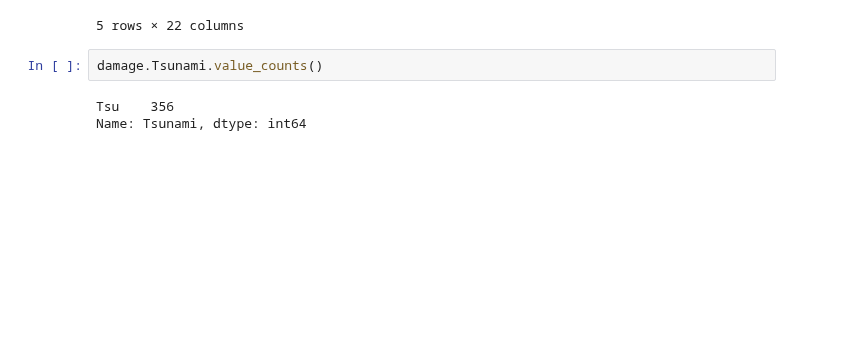
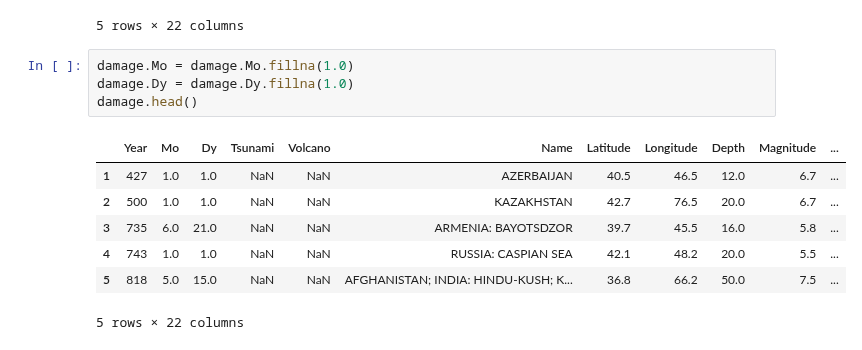
Before and after one commit to labs13-quake-viewer/ds-notebooks, a Jupyter notebook: Earthquake-Damage.ipynb, the cells around one changed output. Drawn from its saved outputs; the diff is of its cells as text; blank space fills up the shorter version.

```diff
--- a/Earthquake-Damage.ipynb
+++ b/Earthquake-Damage.ipynb
@@ -51,8 +66,15 @@ damage.head()
 | 4 | 743 | NaN | NaN | NaN | NaN | RUSSIA: CASPIAN SEA | 42.1 | 48.2 | 20.0 | 5.5 | ... |
 | 5 | 818 | 5.0 | 15.0 | NaN | NaN | AFGHANISTAN; INDIA: HINDU-KUSH; K... | 36.8 | 66.2 | 50.0 | 7.5 | ... |
 5 rows × 22 columns
-# %%
-damage.Tsunami.value_counts()
-# %% [output]
-Tsu    356
-Name: Tsunami, dtype: int64
+# %%
+damage.Mo = damage.Mo.fillna(1.0)
+damage.Dy = damage.Dy.fillna(1.0)
+damage.head()
+# %% [output]
+|  | Year | Mo | Dy | Tsunami | Volcano | Name | Latitude | Longitude | Depth | Magnitude | ... |
+| 1 | 427 | 1.0 | 1.0 | NaN | NaN | AZERBAIJAN | 40.5 | 46.5 | 12.0 | 6.7 | ... |
+| 2 | 500 | 1.0 | 1.0 | NaN | NaN | KAZAKHSTAN | 42.7 | 76.5 | 20.0 | 6.7 | ... |
+| 3 | 735 | 6.0 | 21.0 | NaN | NaN | ARMENIA: BAYOTSDZOR | 39.7 | 45.5 | 16.0 | 5.8 | ... |
+| 4 | 743 | 1.0 | 1.0 | NaN | NaN | RUSSIA: CASPIAN SEA | 42.1 | 48.2 | 20.0 | 5.5 | ... |
+| 5 | 818 | 5.0 | 15.0 | NaN | NaN | AFGHANISTAN; INDIA: HINDU-KUSH; K... | 36.8 | 66.2 | 50.0 | 7.5 | ... |
+5 rows × 22 columns
```
Also changed, not shown: parts of 6 cells of this notebook.
